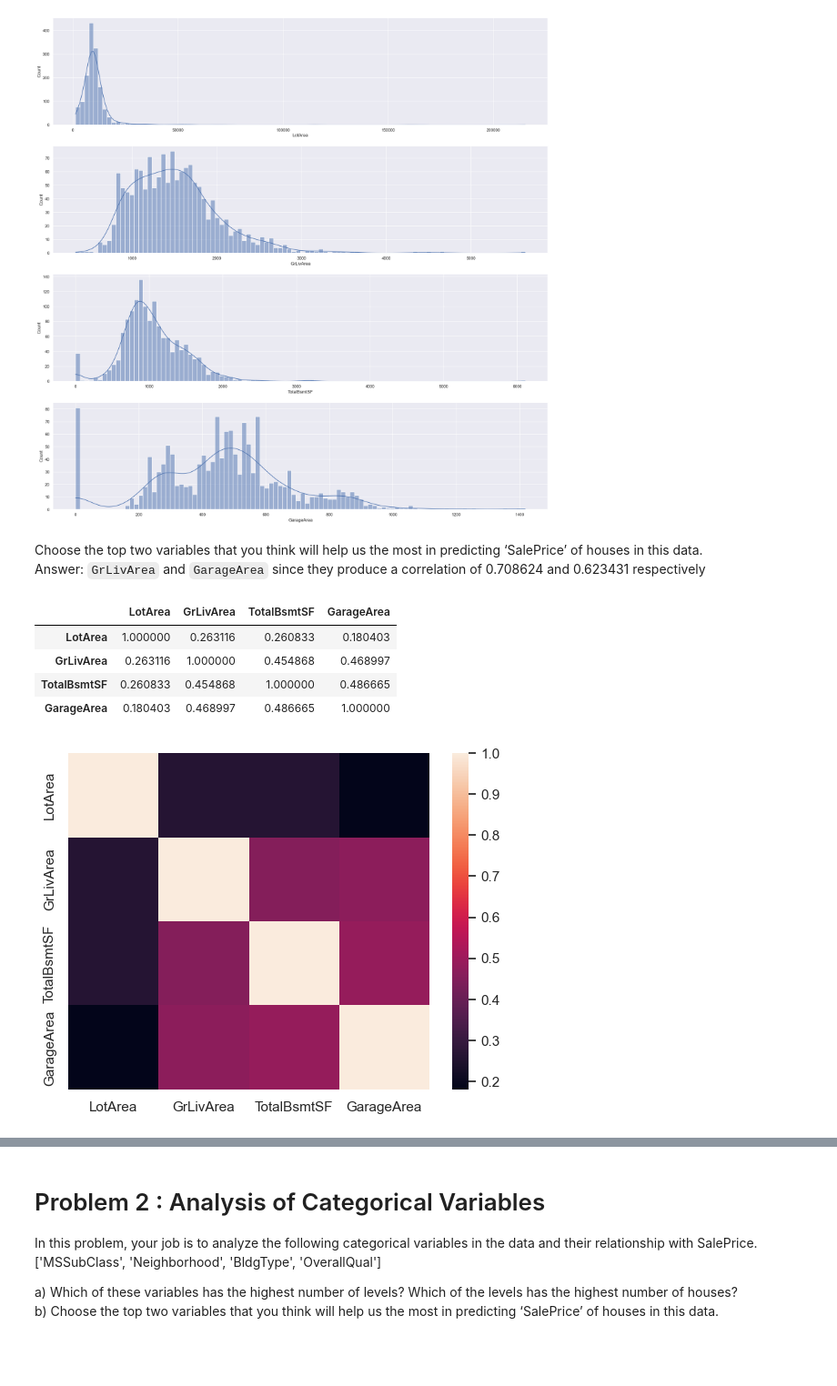
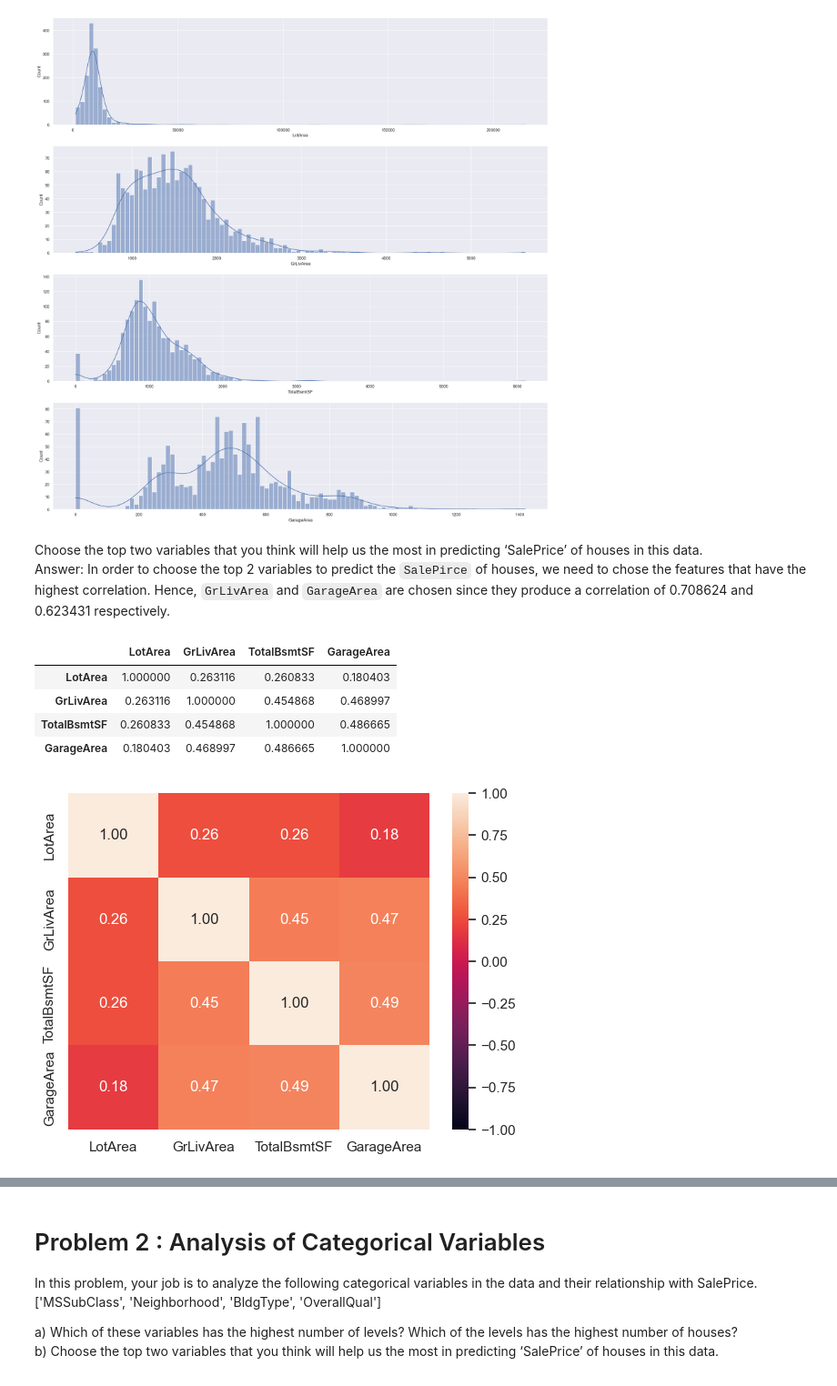
Before and after one commit to chezyio/SC1015, a Jupyter notebook: Week 5/Lab/exercise3/Exercise3_solution.ipynb, the cells around one changed output, grey strips where cells are left out. Shown at 91% size. Cells and saved outputs as stored; diff of their text form; code cells hidden in the pictures; blank space fills up the shorter version.

```diff
--- a/Week 5/Lab/exercise3/Exercise3_solution.ipynb
+++ b/Week 5/Lab/exercise3/Exercise3_solution.ipynb
@@ -95,25 +95,14 @@ for i in range(len(features_1)):
 [figure]
 # %% [markdown]
 Choose the top two variables that you think will help us the most in predicting ‘SalePrice’ of houses in this data. <br/>
-Answer: <code>GrLivArea</code> and <code>GarageArea</code> since they produce a correlation of 0.708624 and 0.623431 respectively
+Answer: In order to choose the top 2 variables to predict the  <code>SalePirce</code> of houses, we need to chose the features that have the highest correlation. Hence, <code>GrLivArea</code> and <code>GarageArea</code> are chosen since they produce a correlation of 0.708624 and 0.623431 respectively.
 # %%
-# def predict_saleprice(df, features):
-#     for feature in features:
-#         plot = sns.heatmap(data=df_house[features], x=df_house['SalePrice'], y=df_house[feature])
-#     return plot
-
-# sns.heatmap(df_1.corr())
-
-# predict_saleprice(df_house, features)
-
-# df_house[['LotArea', 'GrLivArea', 'TotalBsmtSF', 'GarageArea','SalePrice']].corr()
-
-sns.heatmap(df_1.corr())
+sns.heatmap(df_1.corr(), vmin = -1, vmax = 1, annot = True, fmt=".2f")
 df_1.corr()
 # %% [output]
 |  | LotArea | GrLivArea | TotalBsmtSF | GarageArea |
 | LotArea | 1.000000 | 0.263116 | 0.260833 | 0.180403 |
 | GrLivArea | 0.263116 | 1.000000 | 0.454868 | 0.468997 |
 | TotalBsmtSF | 0.260833 | 0.454868 | 1.000000 | 0.486665 |
 | GarageArea | 0.180403 | 0.468997 | 0.486665 | 1.000000 |
-[figure, old version]
+[figure, new version]
```
Also changed, not shown: parts of 16 cells of this notebook.
